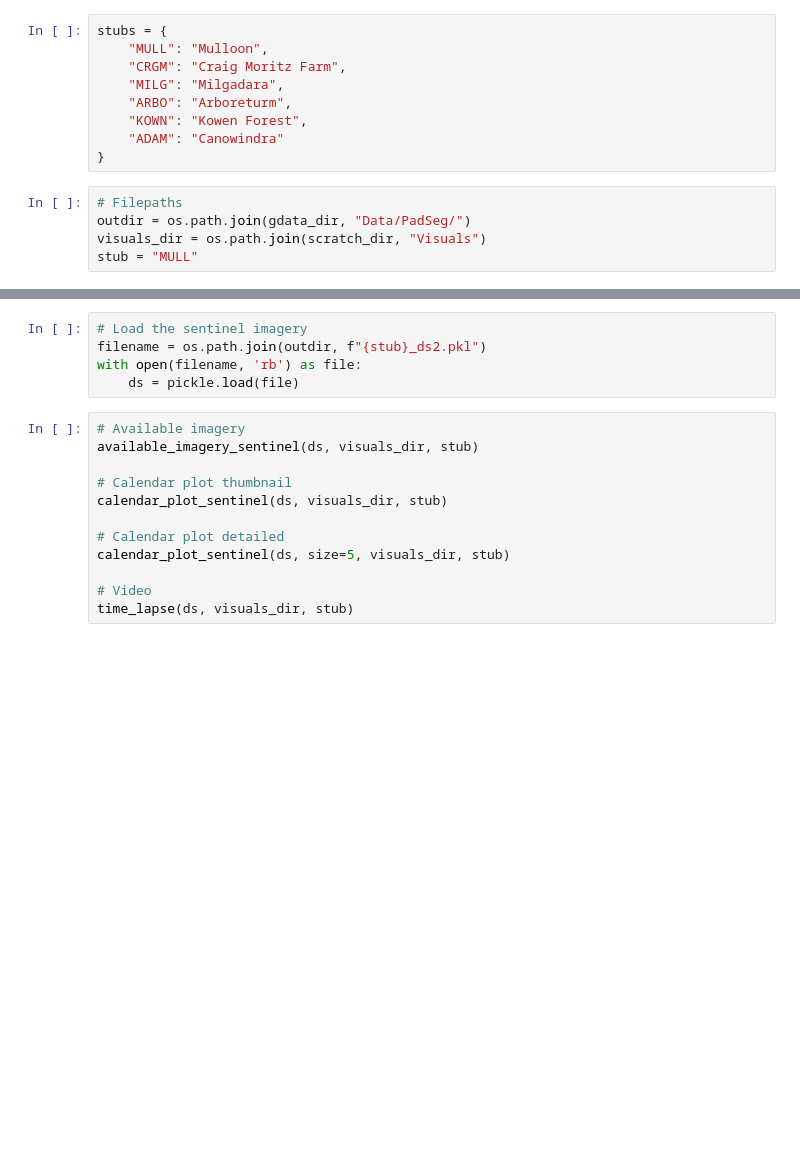
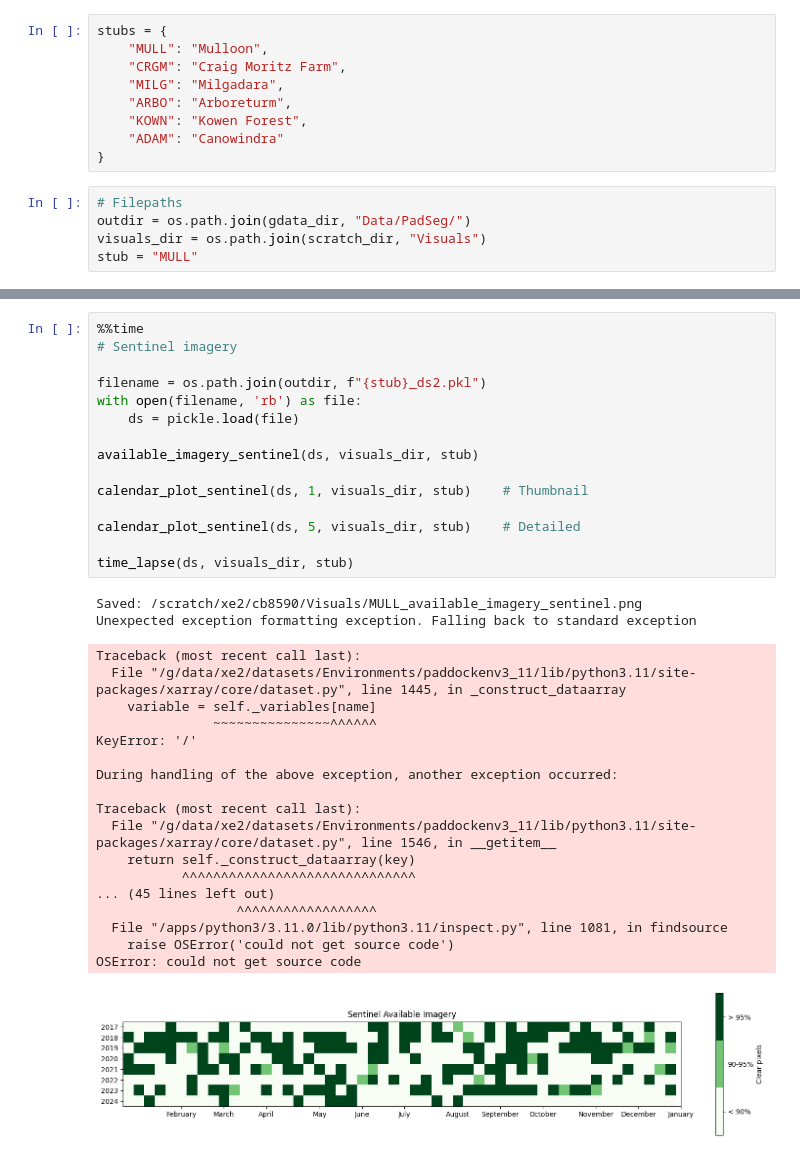
Before and after one commit to johnburley3000/PaddockTS, a Jupyter notebook: DAESIM_preprocess/everything_visualise.ipynb, the cells around one changed output, grey strips where cells are left out. Drawn from its saved outputs; the diff is of its cells as text; blank space fills up the shorter version.

```diff
--- a/DAESIM_preprocess/everything_visualise.ipynb
+++ b/DAESIM_preprocess/everything_visualise.ipynb
@@ -60,17 +89,36 @@ visualise_canopy_height(filename, visuals_dir, stub)
 # %%
-# Load the sentinel imagery
+%%time
+# Sentinel imagery
+
 filename = os.path.join(outdir, f"{stub}_ds2.pkl")
 with open(filename, 'rb') as file:
     ds = pickle.load(file)
+
+available_imagery_sentinel(ds, visuals_dir, stub)
+
+calendar_plot_sentinel(ds, 1, visuals_dir, stub)    # Thumbnail
+
+calendar_plot_sentinel(ds, 5, visuals_dir, stub)    # Detailed
+
+time_lapse(ds, visuals_dir, stub)
+# %% [output]
+Saved: /scratch/xe2/cb8590/Visuals/MULL_available_imagery_sentinel.png
+Unexpected exception formatting exception. Falling back to standard exception
+Traceback (most recent call last):
+  File "/g/data/xe2/datasets/Environments/paddockenv3_11/lib/python3.11/site-packages/xarray/core/dataset.py", line 1445, in _construct_dataarray
+    variable = self._variables[name]
+               ~~~~~~~~~~~~~~~^^^^^^
+KeyError: '/'
+
+During handling of the above exception, another exception occurred:
+
+Traceback (most recent call last):
+  File "/g/data/xe2/datasets/Environments/paddockenv3_11/lib/python3.11/site-packages/xarray/core/dataset.py", line 1546, in __getitem__
+    return self._construct_dataarray(key)
+           ^^^^^^^^^^^^^^^^^^^^^^^^^^^^^^
+... (45 lines left out)
+                  ^^^^^^^^^^^^^^^^^^
+  File "/apps/python3/3.11.0/lib/python3.11/inspect.py", line 1081, in findsource
+    raise OSError('could not get source code')
+OSError: could not get source code
+[figure, added]
-# %%
-# Available imagery
-available_imagery_sentinel(ds, visuals_dir, stub)
-
-# Calendar plot thumbnail
-calendar_plot_sentinel(ds, visuals_dir, stub)
-
-# Calendar plot detailed
-calendar_plot_sentinel(ds, size=5, visuals_dir, stub)
-
-# Video
-time_lapse(ds, visuals_dir, stub)
```
Also changed, not shown: parts of 14 cells of this notebook, 5 other files.
